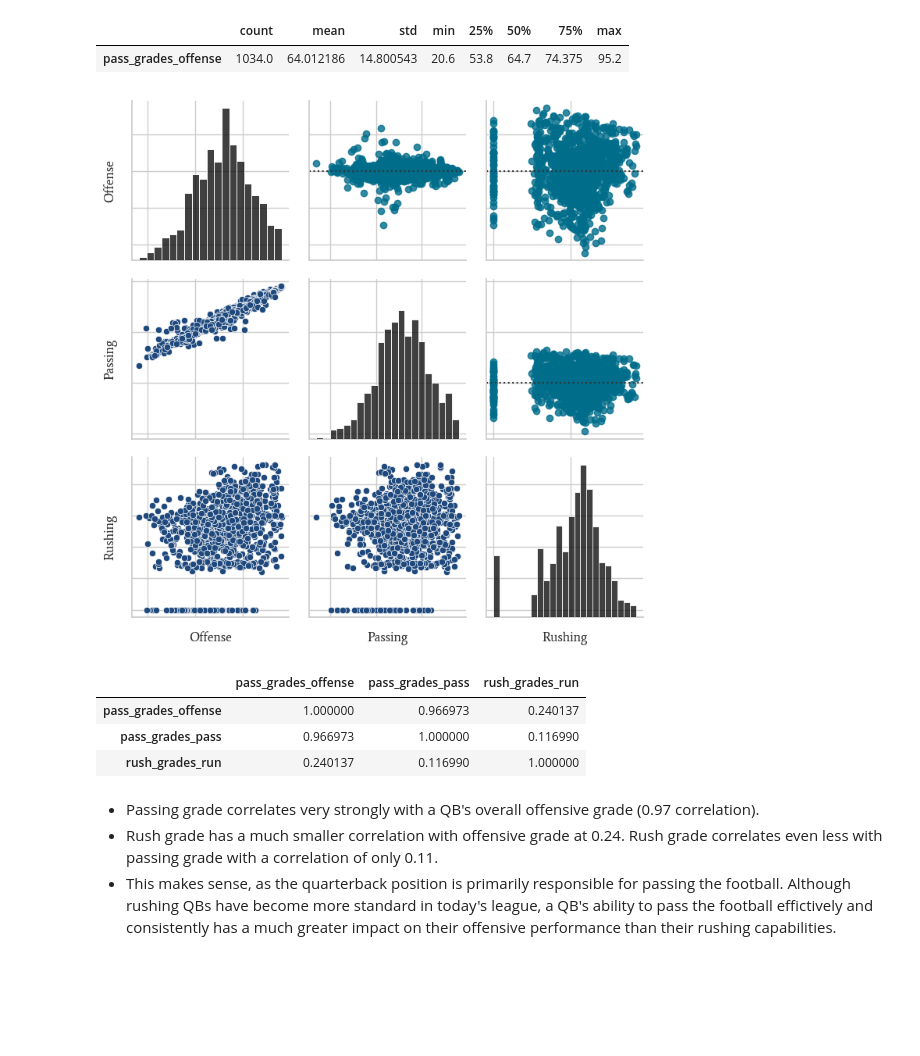
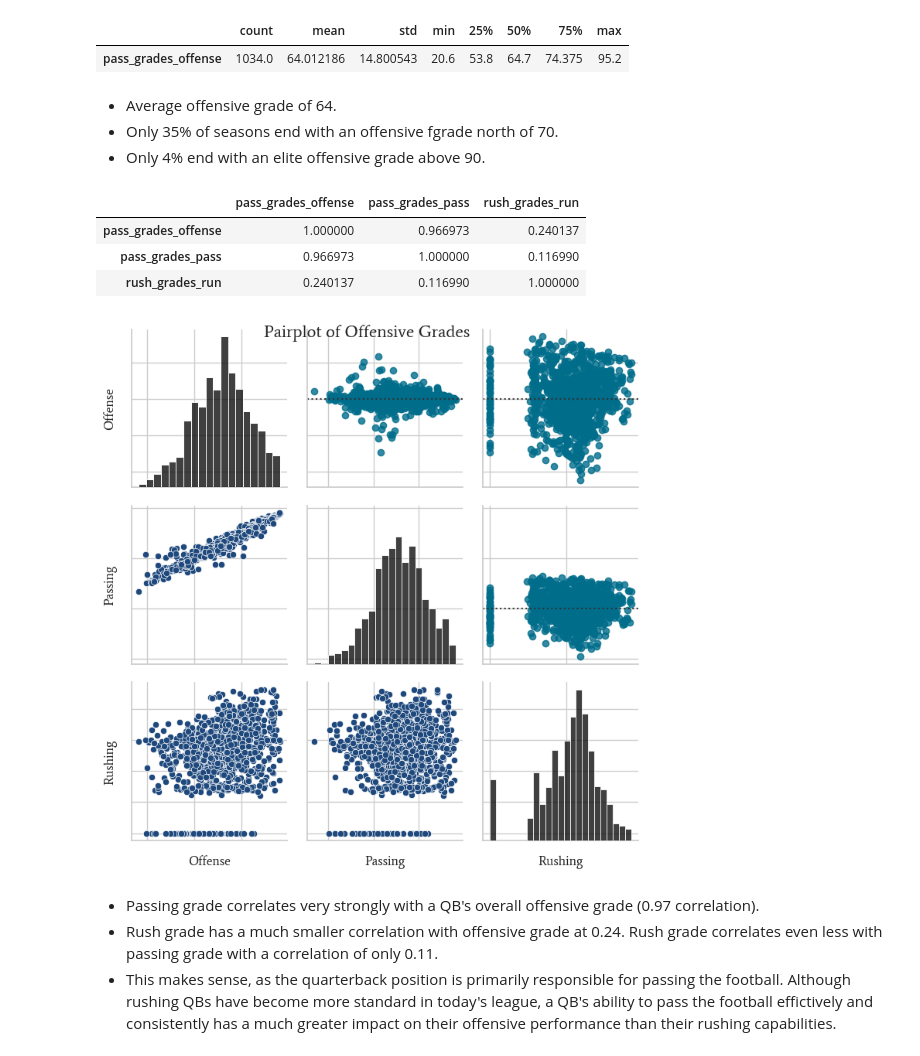
Before and after one commit to heefjones/pass_forward, a Jupyter notebook: eda.ipynb, the cells around one changed output. Saved outputs shown, nothing was run; the diff lists cells and outputs as text; code cells hidden in the pictures; blank space fills up the shorter version.

```diff
--- a/eda.ipynb
+++ b/eda.ipynb
@@ -127,36 +131,22 @@ df[['pass_grades_offense']].describe().T
 [figure]
 |  | count | mean | std | min | 25% | 50% | 75% | max |
 | pass_grades_offense | 1034.0 | 64.012186 | 14.800543 | 20.6 | 53.8 | 64.7 | 74.375 | 95.2 |
-# %%
-# rename columns for the plot
-df_rename = df.rename(columns={'pass_grades_offense': 'Offense', 'pass_grades_pass': 'Passing', 'rush_grades_run': 'Rushing'})
-
-# create pairplot
-g = sns.PairGrid(df_rename[['Offense', 'Passing', 'Rushing']])
-
-# map residual plot to upper triangle
-g.map_upper(sns.residplot, color=COLORS[2])
-
-# map regression plot to the lower triangle
-g.map_lower(sns.scatterplot, color=COLORS[3])
-
-# map histogram to the diagonal
-g.map_diag(sns.histplot, color=COLORS[4])
-
-# remove tick labels
-for ax in g.axes.flat:
-    ax.set_xticklabels([])
-    ax.set_yticklabels([]);
-# %% [output]
-[figure, removed]
+# %% [markdown]
+- Average offensive grade of 64.
+- Only 35% of seasons end with an offensive fgrade north of 70.
+- Only 4% end with an elite offensive grade above 90.
 # %%
 # correlation
-df[['pass_grades_offense', 'pass_grades_pass', 'rush_grades_run']].corr()#.iloc[[0]]
+display(df[['pass_grades_offense', 'pass_grades_pass', 'rush_grades_run']].corr())
+
+# plot pairplot of grade metrics
+plot_pairplot(df)
 # %% [output]
 |  | pass_grades_offense | pass_grades_pass | rush_grades_run |
 | pass_grades_offense | 1.000000 | 0.966973 | 0.240137 |
 | pass_grades_pass | 0.966973 | 1.000000 | 0.116990 |
 | rush_grades_run | 0.240137 | 0.116990 | 1.000000 |
+[figure, added]
 # %% [markdown]
 - Passing grade correlates very strongly with a QB's overall offensive grade (0.97 correlation).
 - Rush grade has a much smaller correlation with offensive grade at 0.24. Rush grade correlates even less with passing grade with a correlation of only 0.11.
```
Also changed, not shown: parts of 8 cells of this notebook, 2 other files.
